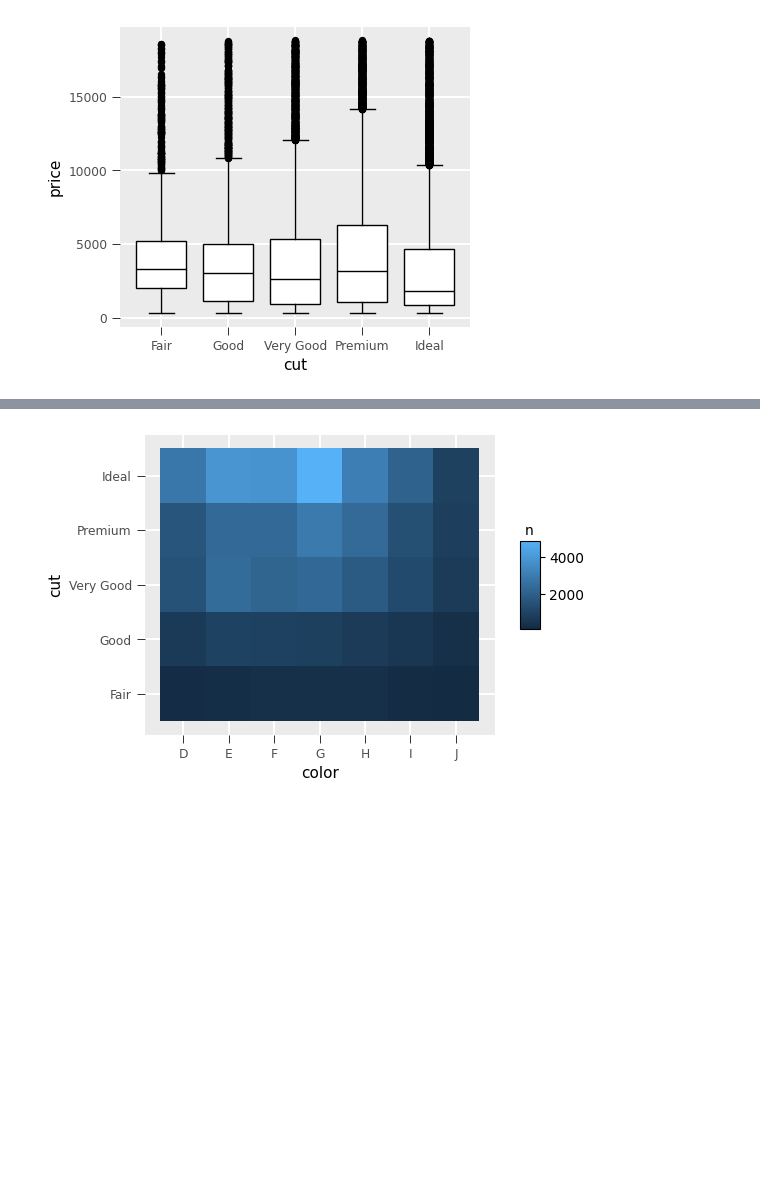
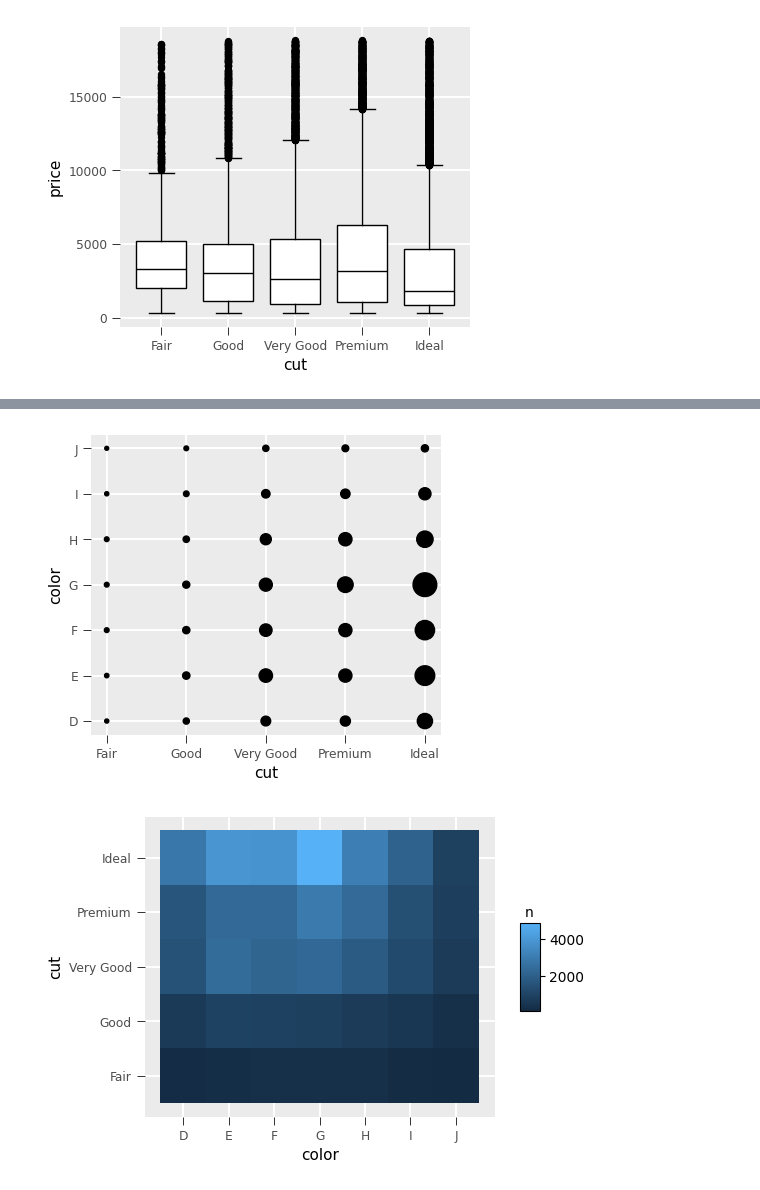
Before and after one commit to huangziwei/hea, a Jupyter notebook: example/books/dataframe.ipynb, the cells around one changed output, grey strips where cells are left out. Cells and saved outputs as stored; diff of their text form; code cells hidden in the pictures; blank space fills up the shorter version.

```diff
--- a/example/books/dataframe.ipynb
+++ b/example/books/dataframe.ipynb
@@ -1240 +1239,5 @@ mpg.ggplot(x="hwy", y=fct_reorder("class", "hwy", "median")).geom_boxplot()
+# %%
+diamonds.ggplot(x="cut", y="color").geom_count()
+# %% [output]
+[figure, added]
 # %%
```
Also changed, not shown: parts of 8 cells of this notebook, 3 other files.
